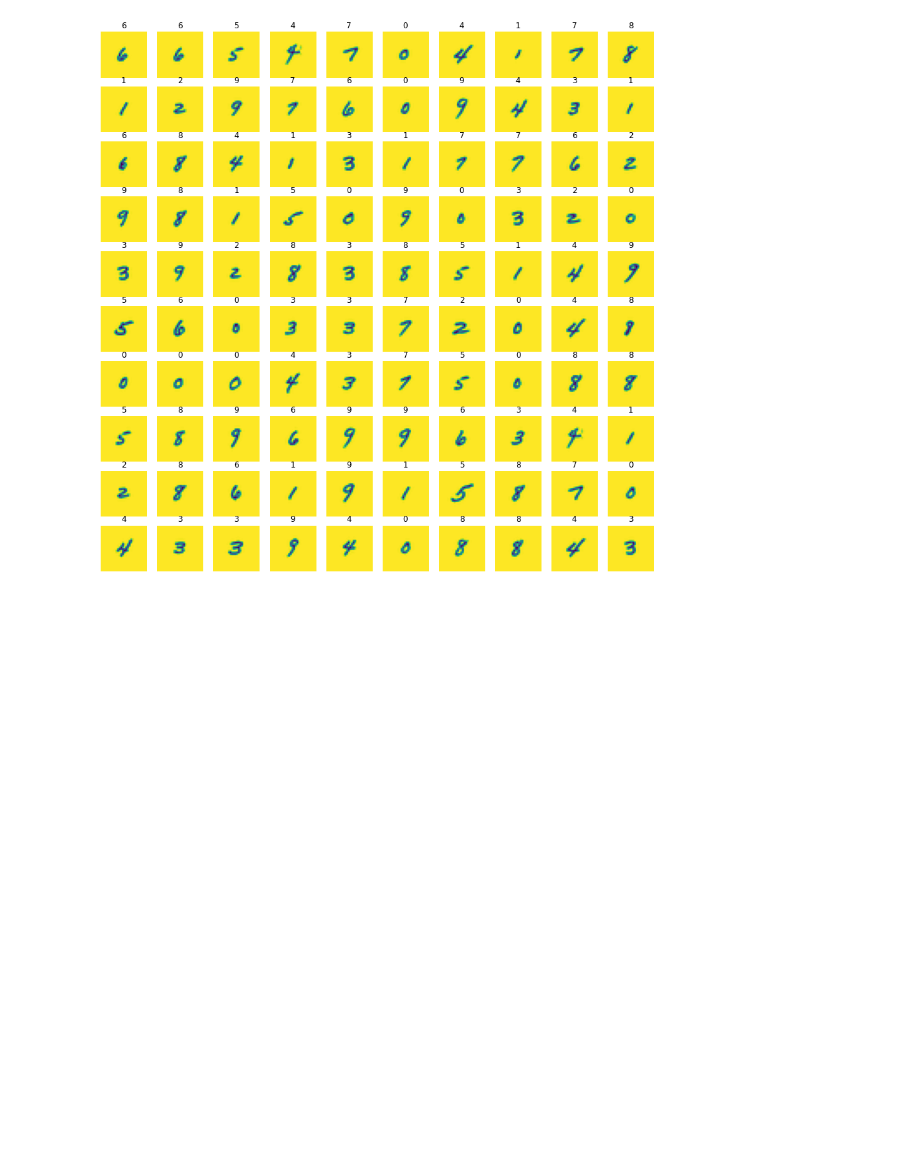
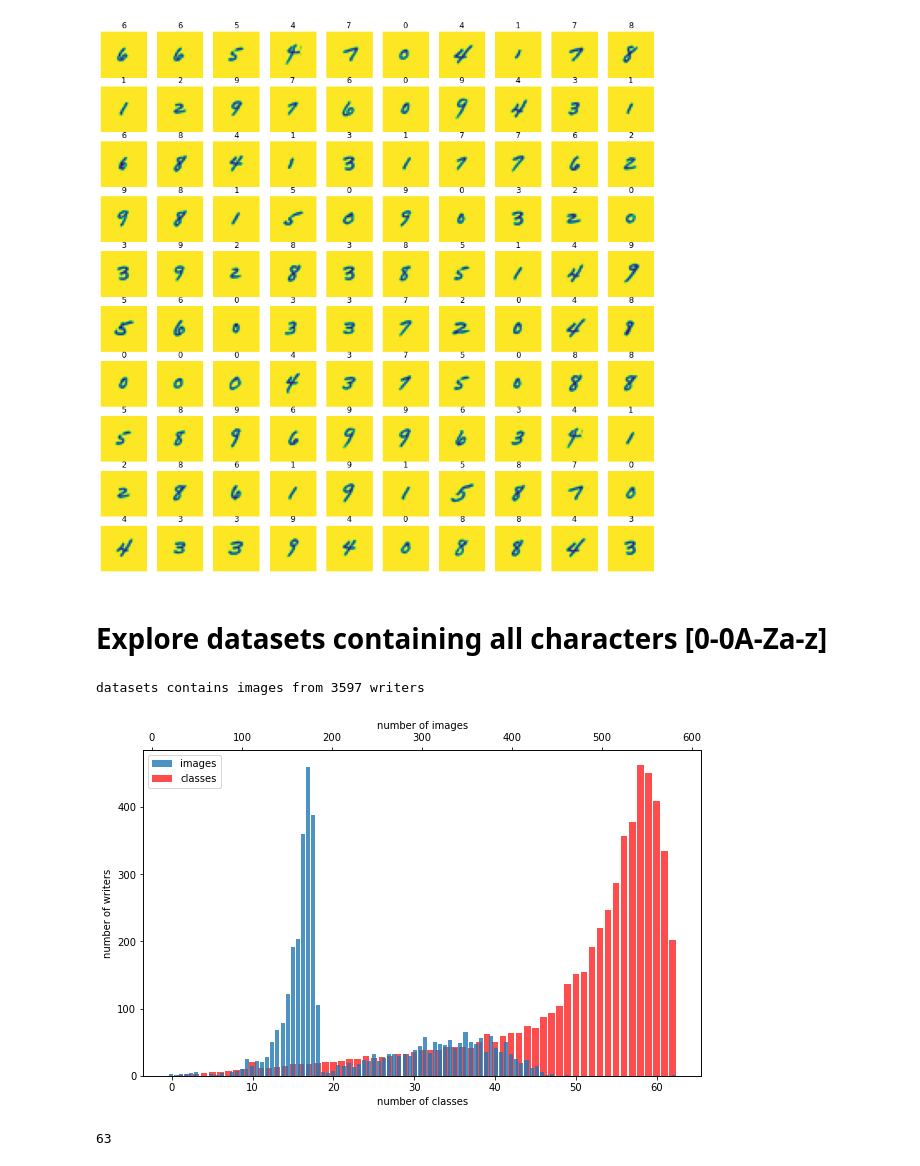
Before and after one commit to Xiao-Chenguang/HDF5-FEMNIST, a Jupyter notebook: demo.ipynb, the cells around one changed output. Cells and saved outputs as stored; diff of their text form; code cells hidden in the pictures; blank space fills up the shorter version.

Commit message:
add property for write_all datasets

```diff
--- a/demo.ipynb
+++ b/demo.ipynb
@@ -40,3 +40,47 @@ for i in range(10):
 plt.show()
 # %% [output]
 [figure]
+# %% [markdown]
+# Explore datasets containing all characters [0-0A-Za-z]
+# %%
+import h5py
+import numpy as np
+from collections import Counter
+import matplotlib.pyplot as plt
+
+
+path = 'path_to_your_write_all.hdf5'
+file = h5py.File(path, "r")
+
+writers = sorted(file.keys())
+print(f'datasets contains images from {len(writers)} writers')
+
+img_count = []
+cla_count = list(range(63))
+for writer in writers:
+    images = file[writer]['images'][:]
+    labels = file[writer]['labels'][:]
+    img_count.append(images.shape[0])
+    cla_count[len(np.unique(labels))] += 1
+
+fig, ax0 = plt.subplots(figsize=(10, 6))
+ax0.bar(range(len(cla_count)), cla_count, color='r', alpha=0.7, label='classes')
+ax0.set_xlabel('number of classes')
+
+ax1 = ax0.twiny()
+ax1.hist(img_count, bins=100, alpha=0.8, rwidth=0.8, label='images')
+ax1.set_xlabel('number of images')
+
+h1, l1 = ax1.get_legend_handles_labels()
+h2, l2 = ax0.get_legend_handles_labels()
+ax0.legend(h1+h2, l1+l2, loc=2)
+ax0.set_ylabel('number of writers')
+
+fig.show()
+# %% [output]
+datasets contains images from 3597 writers
+[figure, added]
+# %%
+cla_count
+# %% [output]
+63
```
